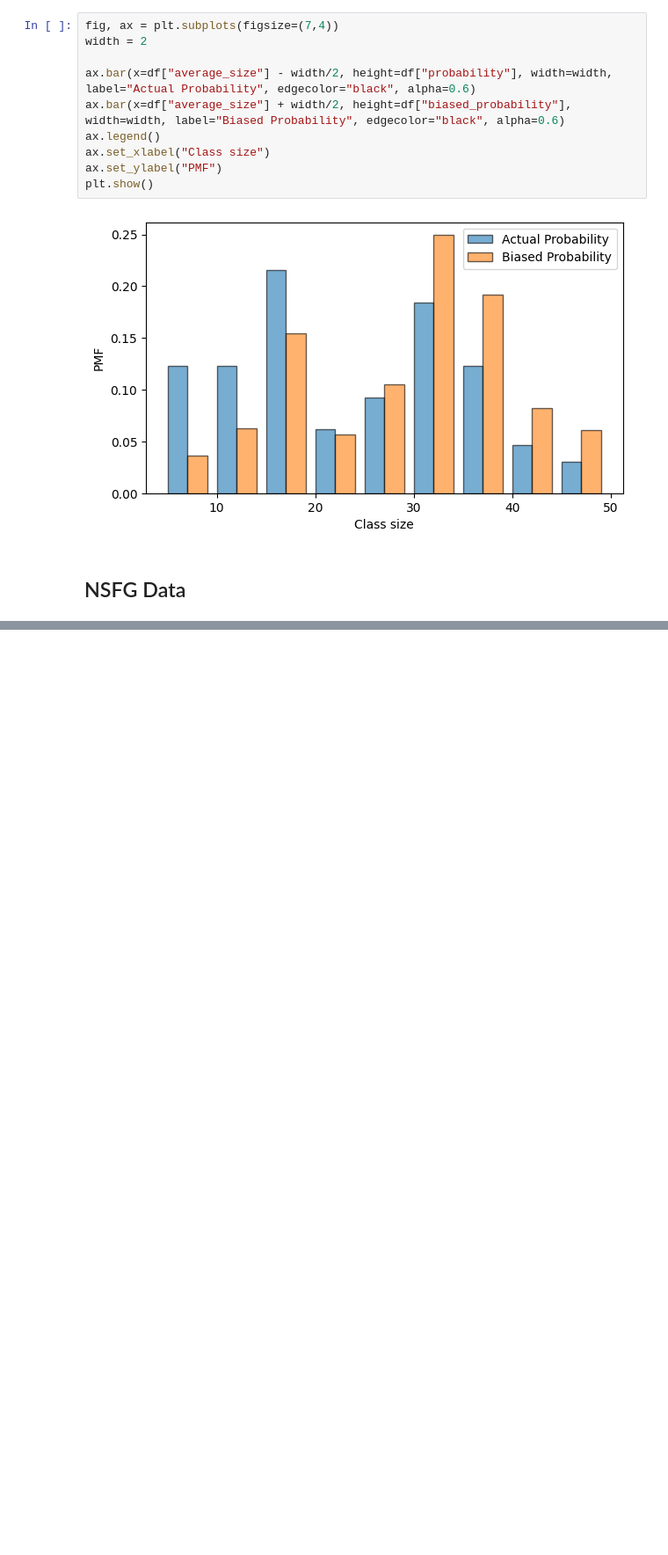
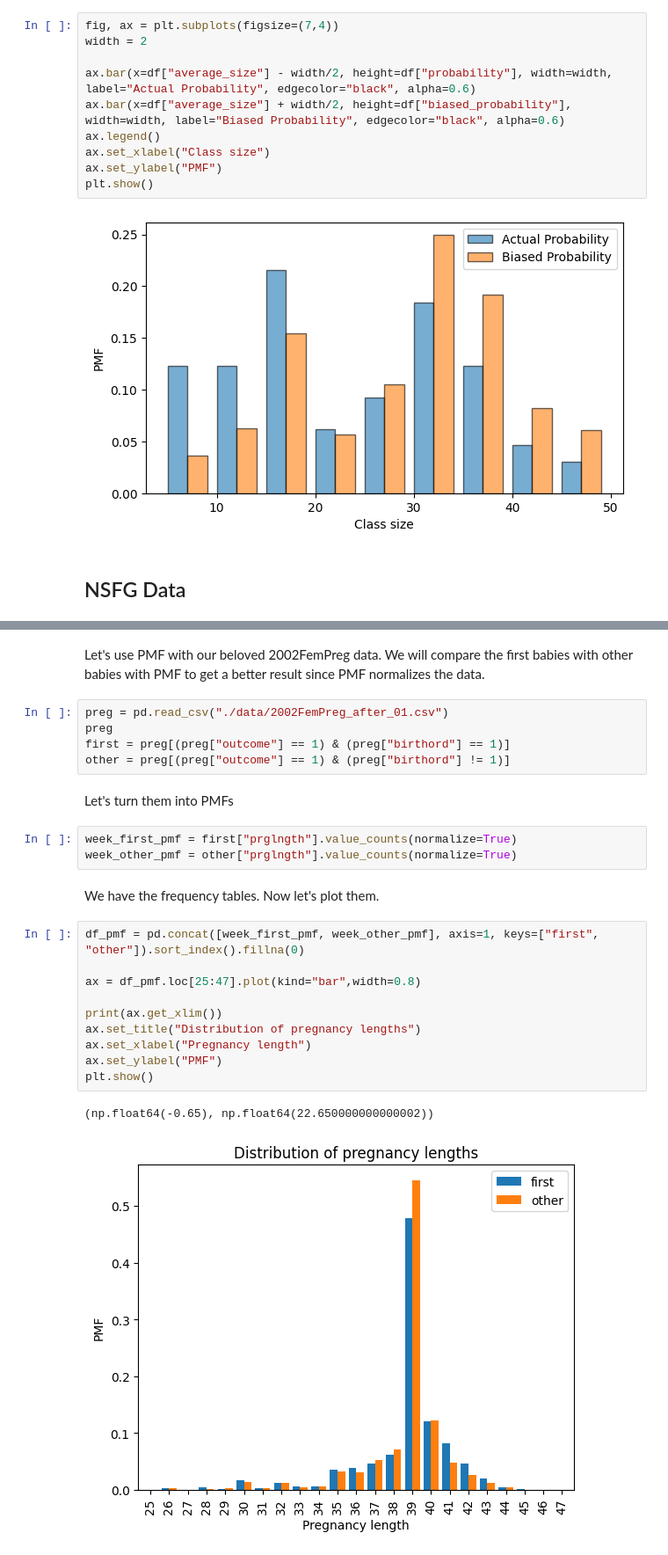
Before and after one commit to dybdeskarphet/statistics, a Jupyter notebook: notes/think_stats/03_pmf.ipynb, the cells around one changed output, grey strips where cells are left out. Shown at 88% size. Drawn from its saved outputs; the diff is of its cells as text; blank space fills up the shorter version.

Commit message:
Use PMF with NSFG pregnancy dataset

```diff
--- a/notes/think_stats/03_pmf.ipynb
+++ b/notes/think_stats/03_pmf.ipynb
@@ -103,0 +102,27 @@ plt.show()
+# %% [markdown]
+Let's use PMF with our beloved 2002FemPreg data. We will compare the first babies with other babies with PMF to get a better result since PMF normalizes the data.
+# %%
+preg = pd.read_csv("./data/2002FemPreg_after_01.csv")
+preg
+first = preg[(preg["outcome"] == 1) & (preg["birthord"] == 1)]
+other = preg[(preg["outcome"] == 1) & (preg["birthord"] != 1)]
+# %% [markdown]
+Let's turn them into PMFs
+# %%
+week_first_pmf = first["prglngth"].value_counts(normalize=True)
+week_other_pmf = other["prglngth"].value_counts(normalize=True)
+# %% [markdown]
+We have the frequency tables. Now let's plot them.
+# %%
+df_pmf = pd.concat([week_first_pmf, week_other_pmf], axis=1, keys=["first", "other"]).sort_index().fillna(0)
+
+ax = df_pmf.loc[25:47].plot(kind="bar",width=0.8)
+
+print(ax.get_xlim())
+ax.set_title("Distribution of pregnancy lengths")
+ax.set_xlabel("Pregnancy length")
+ax.set_ylabel("PMF")
+plt.show()
+# %% [output]
+(np.float64(-0.65), np.float64(22.650000000000002))
+[figure, added]
```
Also changed, not shown: parts of 7 cells of this notebook.
